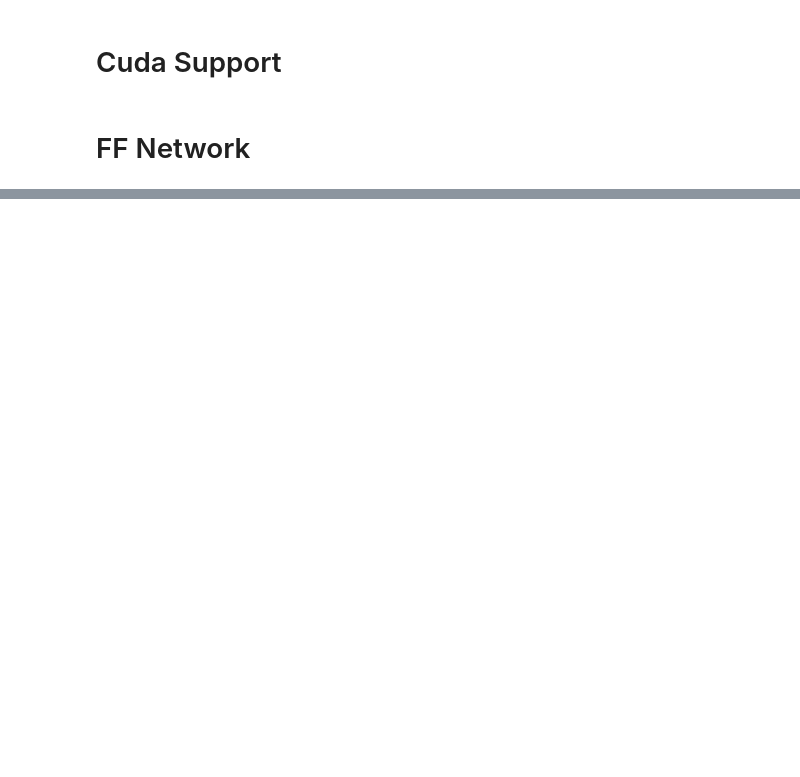
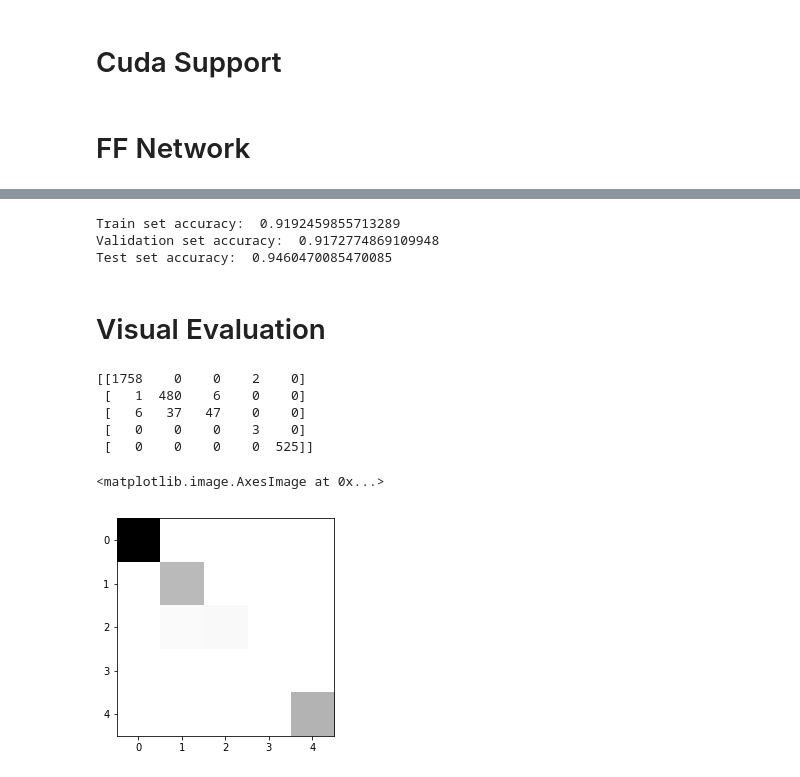
Before and after one commit to SriramPingali/Chem-Learning-Challenge, a Jupyter notebook: Chem_Learning.ipynb, the cells around one changed output, grey strips where cells are left out. Saved outputs shown, nothing was run; the diff lists cells and outputs as text; code cells hidden in the pictures; blank space fills up the shorter version.

```diff
--- a/Chem_Learning.ipynb
+++ b/Chem_Learning.ipynb
@@ -47,4 +76,4 @@ Y_OH_val = enc.transform(np.expand_dims(Y_val, 1)).toarray()
 # %%
-X_train, Y_OH_train, X_val, Y_OH_val = map(torch.tensor, (X_train, Y_OH_train, X_val, Y_OH_val))
+X_train, Y_OH_train, X_val, Y_OH_val, X_test, Y_OH_test = map(torch.tensor, (X_train, Y_OH_train, X_val, Y_OH_val, X_test, Y_OH_test))
 # %%
-X_train, X_val = X_train.float(), X_val.float()
+X_train, X_val, X_test = X_train.float(), X_val.float(), X_test.float()
@@ -67,12 +112,14 @@ data_pd
 # %% [markdown]
 # Cuda Support
 # %%
-device = torch.device("cuda")
+device = torch.device("cuda" if torch.cuda.is_available() else "cpu")
 
 X_train = X_train.to(device)
 X_val = X_val.to(device)
+X_test = X_test.to(device)
 Y_OH_train = Y_OH_train.to(device)
 Y_OH_val = Y_OH_val.to(device)
+Y_OH_test = Y_OH_test.to(device)
 # %% [markdown]
 # FF Network
 # %%
@@ -81,22 +128,17 @@ class FF_Network(nn.Module):
         super().__init__()
         torch.manual_seed(0)
         self.net = nn.Sequential(
-            nn.Linear(11, 2),
-            nn.LeakyReLU(),
-            nn.Linear(2, 4),
-            nn.LeakyReLU(),
-            nn.Linear(4, 16),
-            nn.LeakyReLU(),
-            nn.Linear(16, 5),
-#             nn.Sigmoid(),
-            nn.Softmax()
-#             nn.Linear(11, 22),
-#             nn.ReLU(),
-#             nn.Linear(22,50),
-#             nn.ReLU(),
-#             nn.Linear(50, 5),
-#             nn.Softmax()
+            nn.Linear(3, 55),
+            nn.BatchNorm1d(55),
+            nn.ReLU(),
+            nn.Linear(55,40),
+            nn.BatchNorm1d(40),
+            nn.ReLU(),
+            nn.Linear(40, 5),
         )
+# 9, 256, 40, 5
+# 9, 64, 40, 5
+# 3, 50, 40, 5
 
     def forward(self, X):
         return(self.net(X))
@@ -156,0 +202,21 @@ Text(0, 0.5, 'acc')
+# %%
+ff_n.eval()
+print("Train set accuracy: ", accuracy(ff_n.forward(X_train), Y_OH_train), "\nValidation set accuracy: ", accuracy(ff_n.forward(X_val), Y_OH_val), "\nTest set accuracy: ", accuracy(ff_n.forward(X_test), Y_OH_test))
+# %% [output]
+Train set accuracy:  0.9192459855713289
+Validation set accuracy:  0.9172774869109948
+Test set accuracy:  0.9460470085470085
+# %% [markdown]
+# Visual Evaluation
+# %%
+cm = confusion_matrix(np.argmax(Y_OH_val.to('cpu').detach().numpy(), 1), np.argmax(ff_n(X_val).to('cpu').detach().numpy(), 1))
+print(cm)
+plt.imshow(cm, cmap='binary')
+# %% [output]
+[[1758    0    0    2    0]
+ [   1  480    6    0    0]
+ [   6   37   47    0    0]
+ [   0    0    0    3    0]
+ [   0    0    0    0  525]]
+<matplotlib.image.AxesImage at 0x...>
+[figure, added]
```
Also changed, not shown: parts of 34 cells of this notebook.
